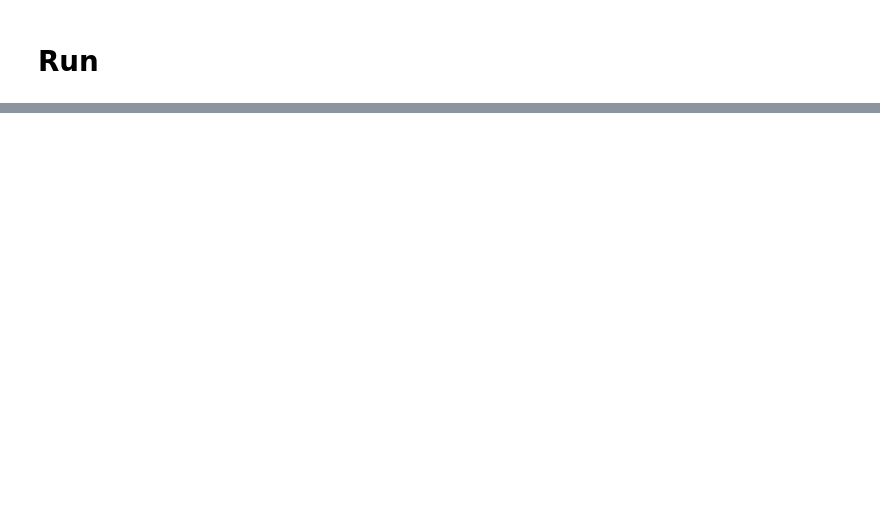
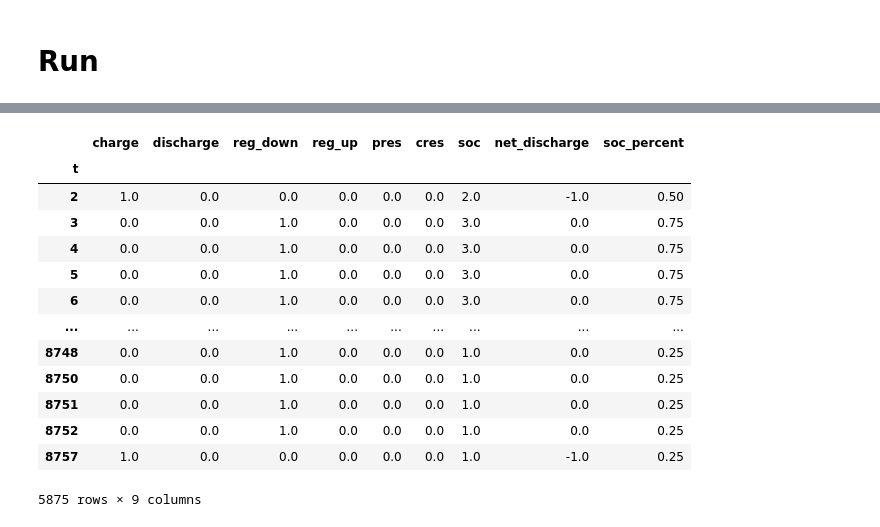
Before and after one commit to AlmostDoneButNever/bess-optimizer, a Jupyter notebook: model.ipynb, the cells around one changed output, grey strips where cells are left out. Saved outputs shown, nothing was run; the diff lists cells and outputs as text; code cells hidden in the pictures; blank space fills up the shorter version.

```diff
--- a/model.ipynb
+++ b/model.ipynb
@@ -296,3 +479,20 @@ result_df.discharge.max()
+# %%
+result_df[result_df.reg_up < 0.9]
+# %% [output]
+|  | charge | discharge | reg_down | reg_up | pres | cres | soc | net_discharge | soc_percent |
+| t |  |  |  |  |  |  |  |  |  |
+| 2 | 1.0 | 0.0 | 0.0 | 0.0 | 0.0 | 0.0 | 2.0 | -1.0 | 0.50 |
+| 3 | 0.0 | 0.0 | 1.0 | 0.0 | 0.0 | 0.0 | 3.0 | 0.0 | 0.75 |
+| 4 | 0.0 | 0.0 | 1.0 | 0.0 | 0.0 | 0.0 | 3.0 | 0.0 | 0.75 |
+| 5 | 0.0 | 0.0 | 1.0 | 0.0 | 0.0 | 0.0 | 3.0 | 0.0 | 0.75 |
+| 6 | 0.0 | 0.0 | 1.0 | 0.0 | 0.0 | 0.0 | 3.0 | 0.0 | 0.75 |
+| ... | ... | ... | ... | ... | ... | ... | ... | ... | ... |
+| 8748 | 0.0 | 0.0 | 1.0 | 0.0 | 0.0 | 0.0 | 1.0 | 0.0 | 0.25 |
+| 8750 | 0.0 | 0.0 | 1.0 | 0.0 | 0.0 | 0.0 | 1.0 | 0.0 | 0.25 |
+| 8751 | 0.0 | 0.0 | 1.0 | 0.0 | 0.0 | 0.0 | 1.0 | 0.0 | 0.25 |
+| 8752 | 0.0 | 0.0 | 1.0 | 0.0 | 0.0 | 0.0 | 1.0 | 0.0 | 0.25 |
+| 8757 | 1.0 | 0.0 | 0.0 | 0.0 | 0.0 | 0.0 | 1.0 | -1.0 | 0.25 |
+5875 rows × 9 columns
 # %%
 # Create interactive plot for charging and discharging
 fig_charge_discharge = go.Figure()
```
Also changed, not shown: parts of 12 cells of this notebook, 6 other files.
